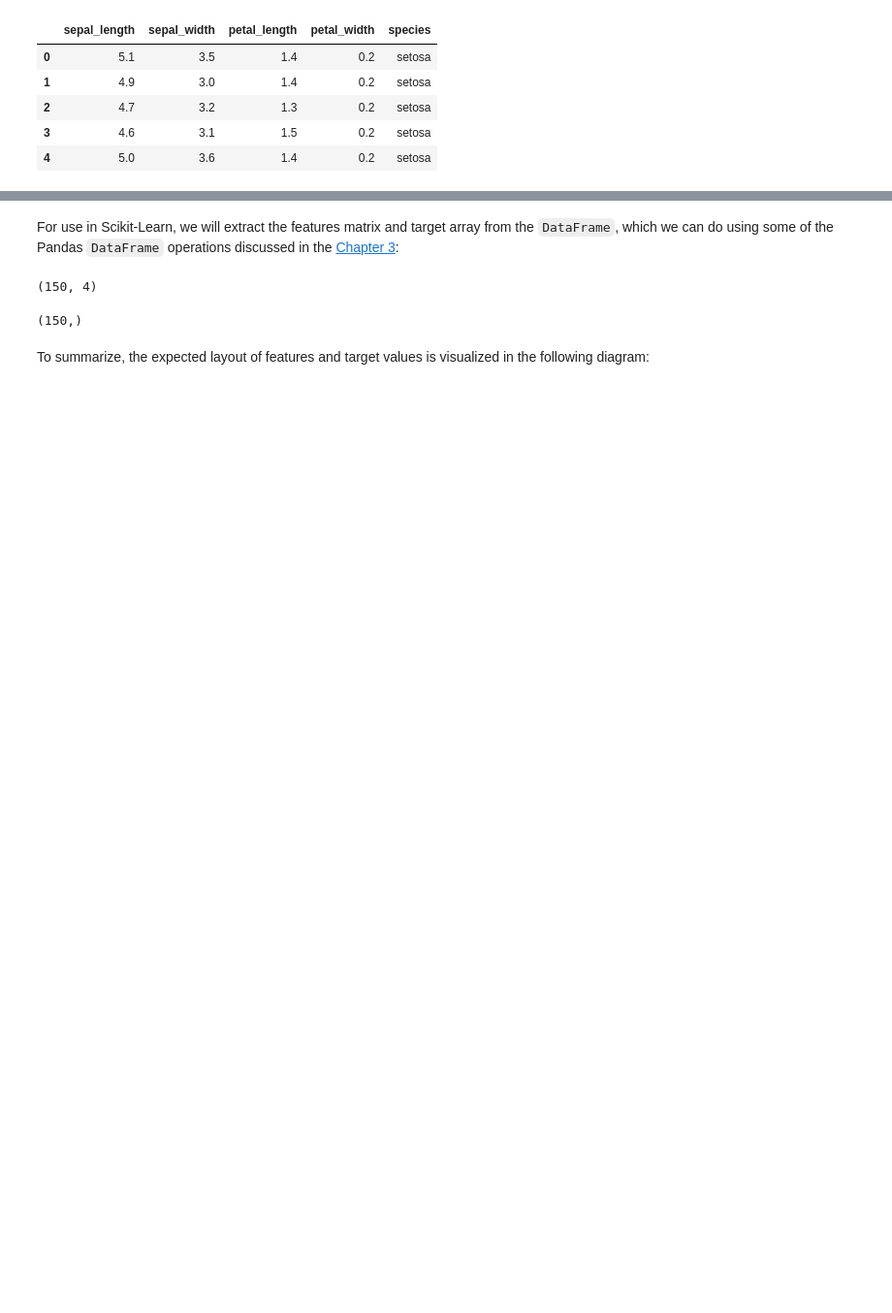
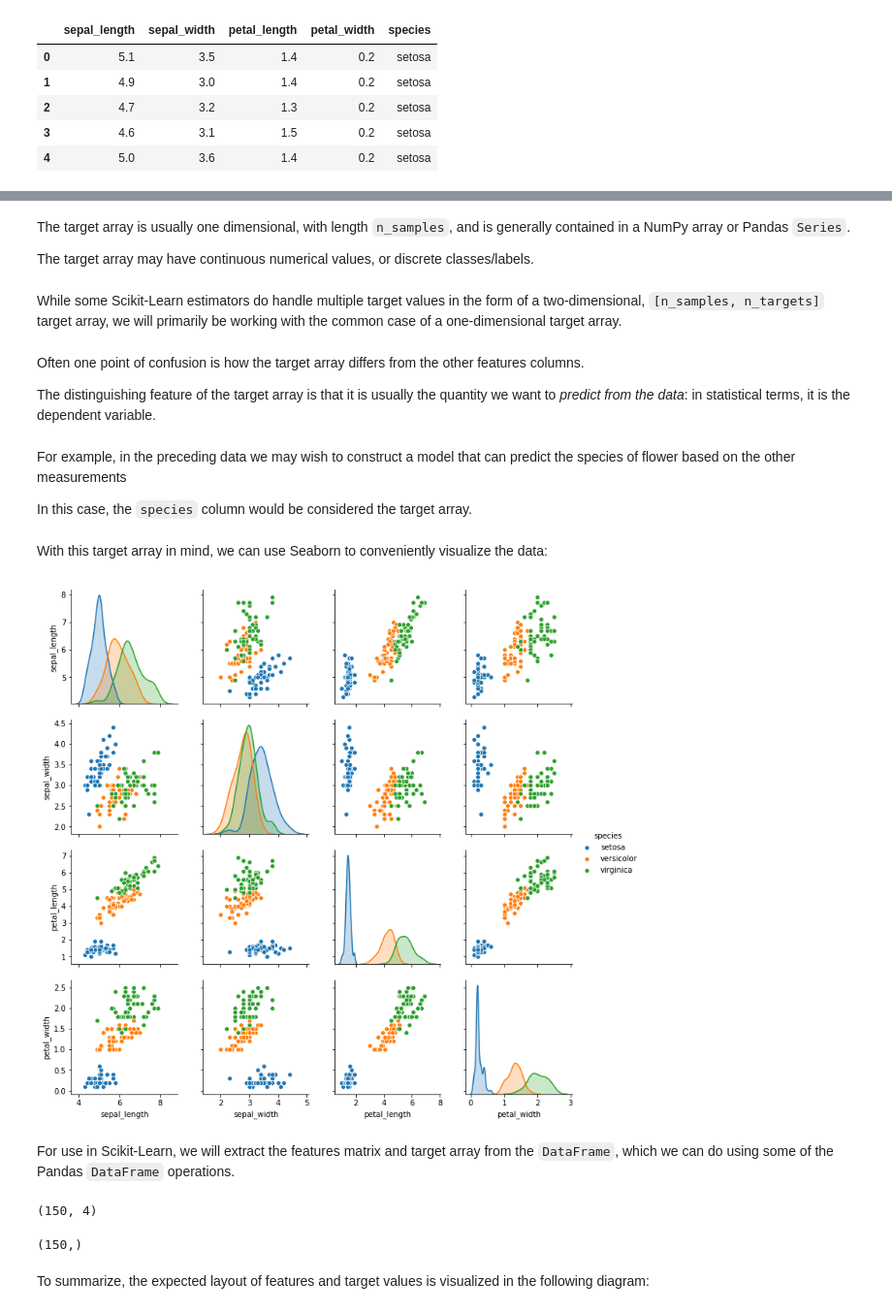
Before and after one commit to eitanlees/ISC-3313, a Jupyter notebook: Lectures/Week-12/23-Machine-Learning.ipynb, the cells around one changed output, grey strips where cells are left out. Shown: that part at 97% size. Cells and saved outputs as stored; diff of their text form; code cells hidden in the pictures; blank space fills up the shorter version.

```diff
--- a/Lectures/Week-12/23-Machine-Learning.ipynb
+++ b/Lectures/Week-12/23-Machine-Learning.ipynb
@@ -293,5 +318,25 @@ sns.pairplot(iris, hue='species', size=1.5);
+# %% [markdown]
+The target array is usually one dimensional, with length ``n_samples``, and is generally contained in a NumPy array or Pandas ``Series``.
+
+The target array may have continuous numerical values, or discrete classes/labels.
+# %% [markdown]
+While some Scikit-Learn estimators do handle multiple target values in the form of a two-dimensional, ``[n_samples, n_targets]`` target array, we will primarily be working with the common case of a one-dimensional target array.
+# %% [markdown]
+Often one point of confusion is how the target array differs from the other features columns.
+
+The distinguishing feature of the target array is that it is usually the quantity we want to *predict from the data*: in statistical terms, it is the dependent variable.
+# %% [markdown]
+For example, in the preceding data we may wish to construct a model that can predict the species of flower based on the other measurements
+
+In this case, the ``species`` column would be considered the target array.
+# %% [markdown]
+With this target array in mind, we can use Seaborn to conveniently visualize the data:
+# %%
+sns.pairplot(iris, hue='species');
+# %% [output]
+[figure, added]
 # %% [markdown]
-For use in Scikit-Learn, we will extract the features matrix and target array from the ``DataFrame``, which we can do using some of the Pandas ``DataFrame`` operations discussed in the [Chapter 3](03.00-Introduction-to-Pandas.ipynb):
+For use in Scikit-Learn, we will extract the features matrix and target array from the ``DataFrame``, which we can do using some of the Pandas ``DataFrame`` operations.
 # %%
 X_iris = iris.drop('species', axis=1)
 X_iris.shape
```
Also changed, not shown: parts of 140 cells of this notebook.
